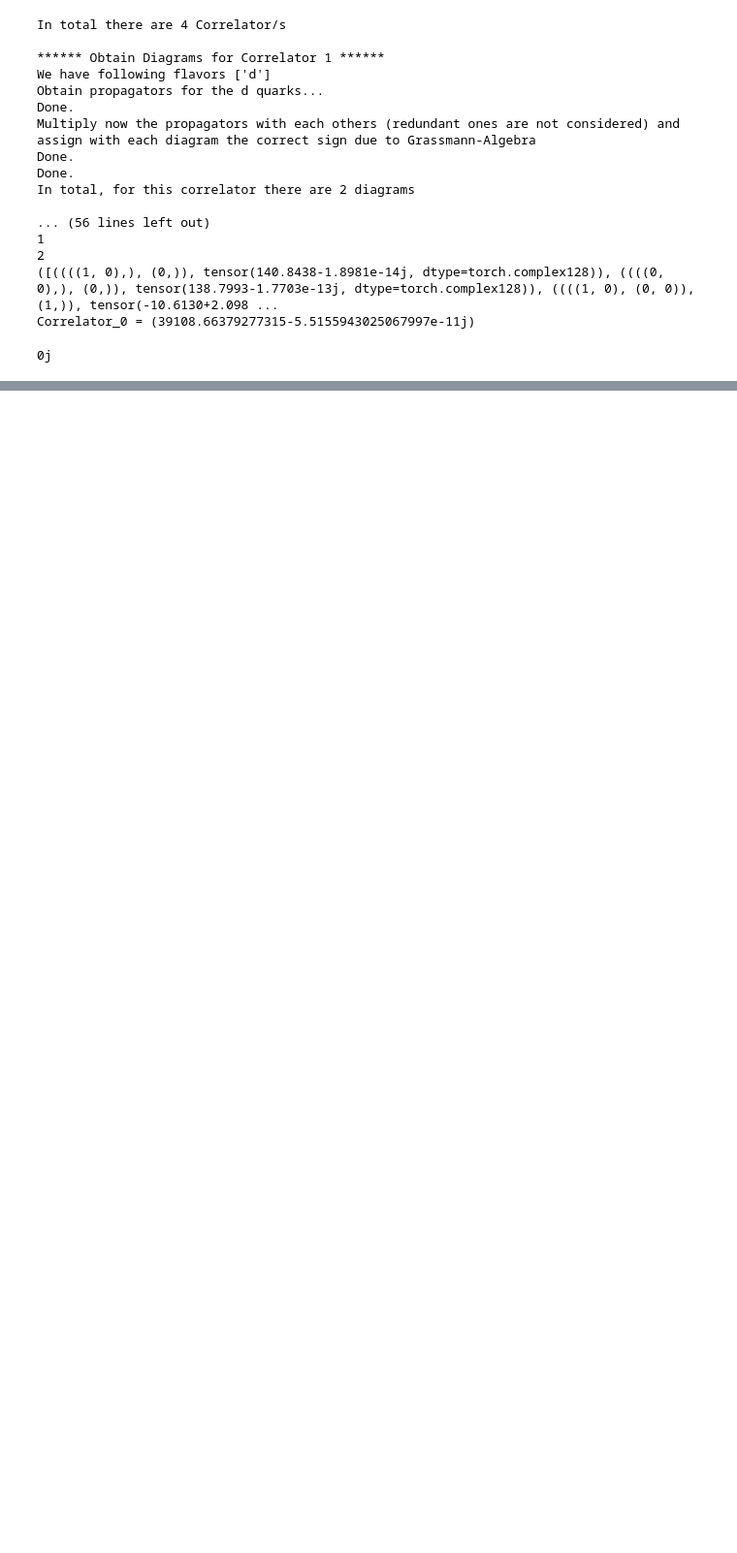
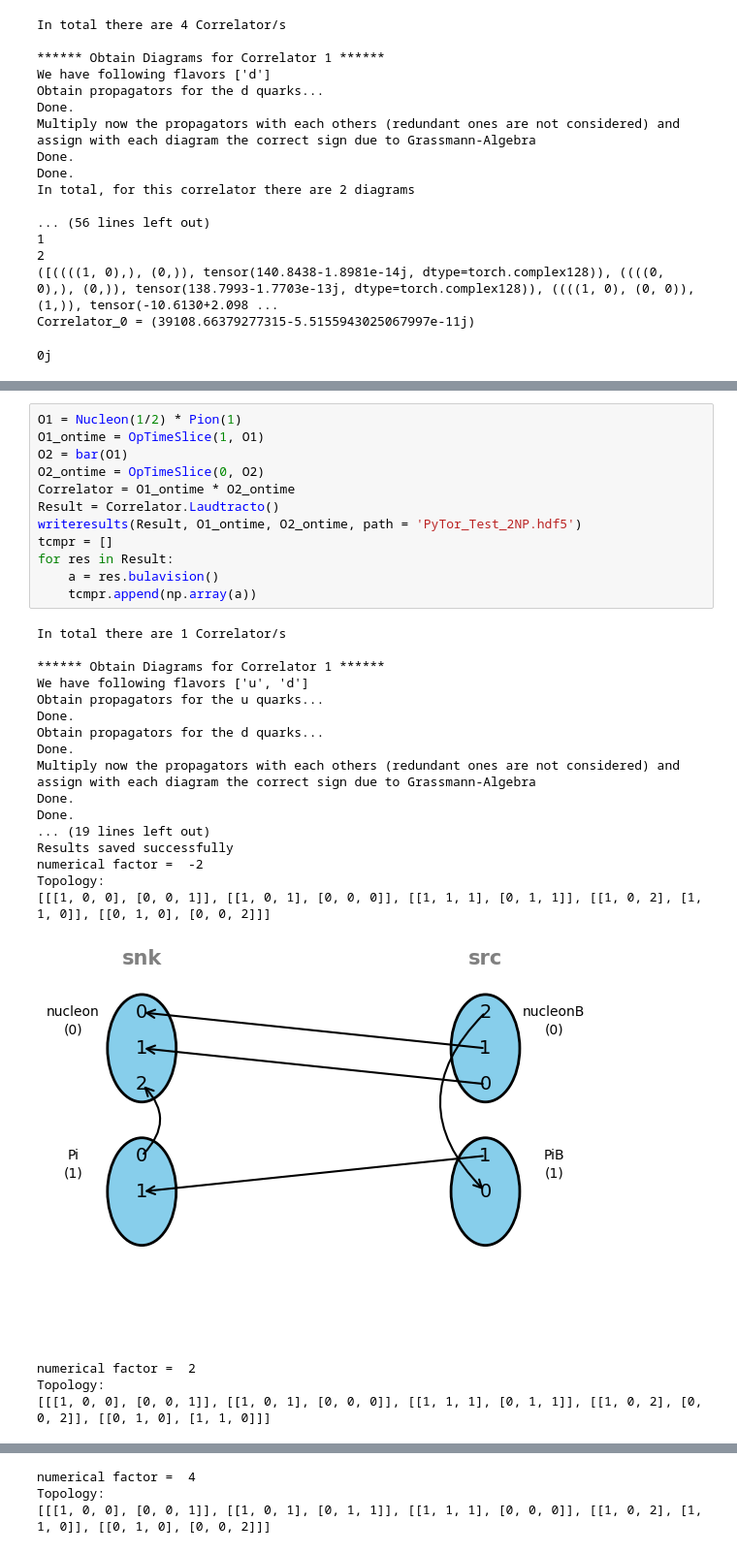
Before and after one commit to Herzallah15/PyTorTractor, a Jupyter notebook: Main.ipynb, the cells around one changed output, grey strips where cells are left out. Shown at 97% size. Cells and saved outputs as stored; diff of their text form; blank space fills up the shorter version.

```diff
--- a/Main.ipynb
+++ b/Main.ipynb
@@ -386,0 +389,34 @@ Correlator_0 = (39108.66379277315-5.5155943025067997e-11j)
+# %%
+O1 = Nucleon(1/2) * Pion(1)
+O1_ontime = OpTimeSlice(1, O1)
+O2 = bar(O1)
+O2_ontime = OpTimeSlice(0, O2)
+Correlator = O1_ontime * O2_ontime
+Result = Correlator.Laudtracto()
+writeresults(Result, O1_ontime, O2_ontime, path = 'PyTor_Test_2NP.hdf5')
+tcmpr = []
+for res in Result:
+    a = res.bulavision()
+    tcmpr.append(np.array(a))
+# %% [output]
+In total there are 1 Correlator/s
+
+****** Obtain Diagrams for Correlator 1 ******
+We have following flavors ['u', 'd']
+Obtain propagators for the u quarks...
+Done.
+Obtain propagators for the d quarks...
+Done.
+Multiply now the propagators with each others (redundant ones are not considered) and
+assign with each diagram the correct sign due to Grassmann-Algebra
+Done.
+Done.
+... (19 lines left out)
+Results saved successfully
+numerical factor =  -2
+Topology:
+[[[1, 0, 0], [0, 0, 1]], [[1, 0, 1], [0, 0, 0]], [[1, 1, 1], [0, 1, 1]], [[1, 0, 2], [1, 1, 0]], [[0, 1, 0], [0, 0, 2]]]
+[figure, added]
+numerical factor =  2
+Topology:
+[[[1, 0, 0], [0, 0, 1]], [[1, 0, 1], [0, 0, 0]], [[1, 1, 1], [0, 1, 1]], [[1, 0, 2], [0, 0, 2]], [[0, 1, 0], [1, 1, 0]]]
@@ -386,0 +424,3 @@ Correlator_0 = (39108.66379277315-5.5155943025067997e-11j)
+numerical factor =  4
+Topology:
+[[[1, 0, 0], [0, 0, 1]], [[1, 0, 1], [0, 1, 1]], [[1, 1, 1], [0, 0, 0]], [[1, 0, 2], [1, 1, 0]], [[0, 1, 0], [0, 0, 2]]]
```
Also changed, not shown: parts of 5 cells of this notebook, 3 other files.
